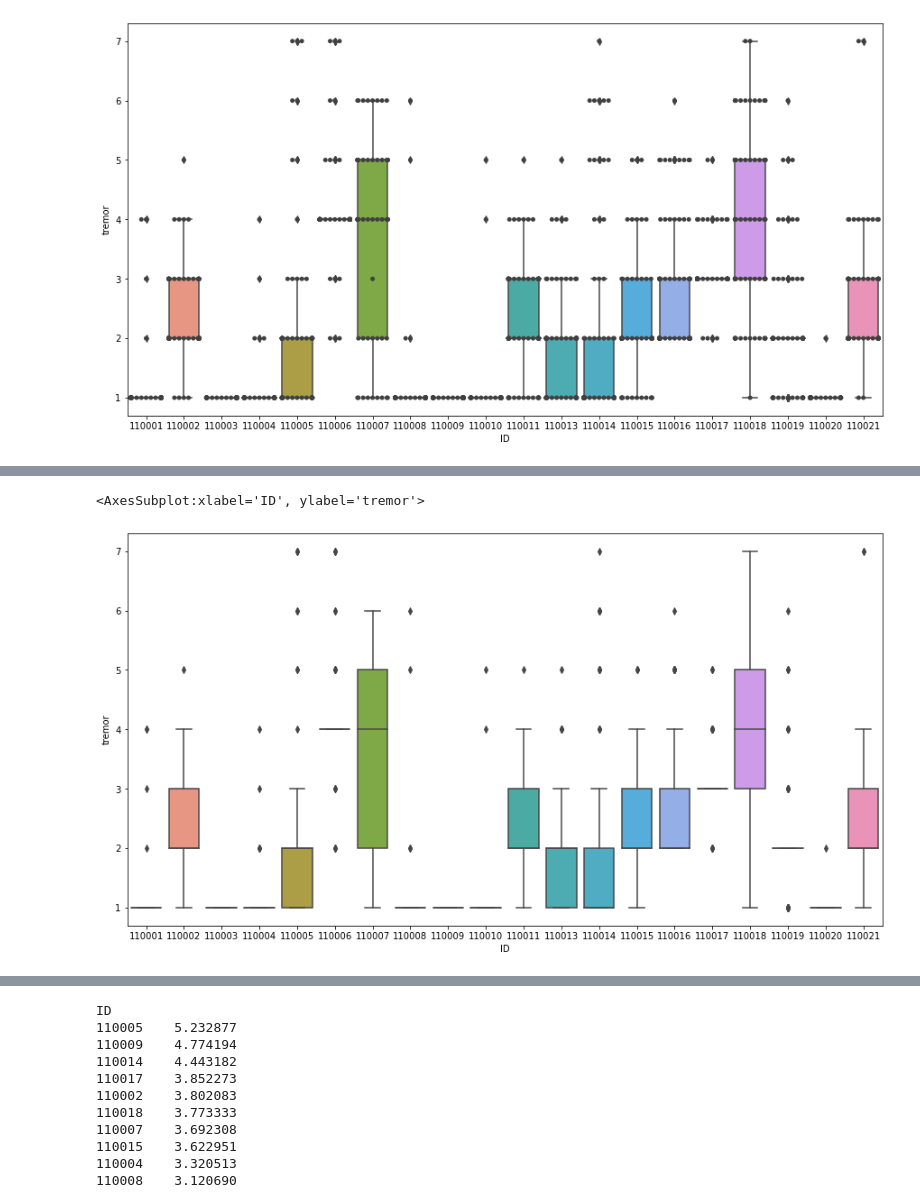
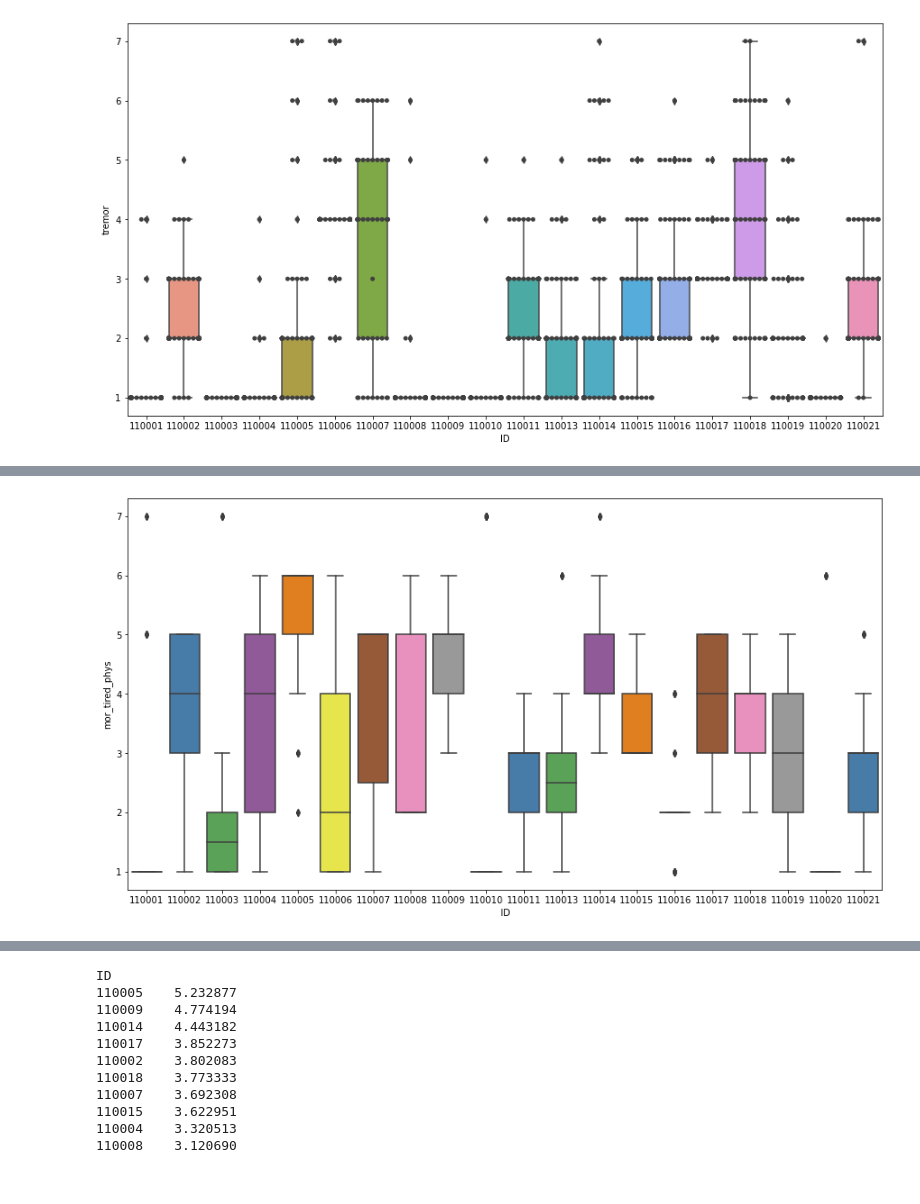
Before and after one commit to zubairfarahi/Data-Science--Machine-Learning-, a Jupyter notebook: Advanced Level/PD_Monitoring/PD_monitoring.ipynb, the cells around one changed output, grey strips where cells are left out. Drawn from its saved outputs; the diff is of its cells as text; code cells hidden in the pictures.

```diff
--- a/Advanced Level/PD_Monitoring/PD_monitoring.ipynb
+++ b/Advanced Level/PD_Monitoring/PD_monitoring.ipynb
@@ -138,6 +123,6 @@ sns.barplot(x='ID', y='tremor', data=dataset)
 # %%
 plt.figure(figsize=(15,8))
-sns.boxplot(x='ID', y='tremor', data=dataset)
+sns.boxplot(x="ID", y="mor_tired_phys", data=dataset, palette="Set1")
+plt.show()
 # %% [output]
-<AxesSubplot:xlabel='ID', ylabel='tremor'>
-[figure, old version]
+[figure, new version]
```
Also changed, not shown: parts of 21 cells of this notebook.
